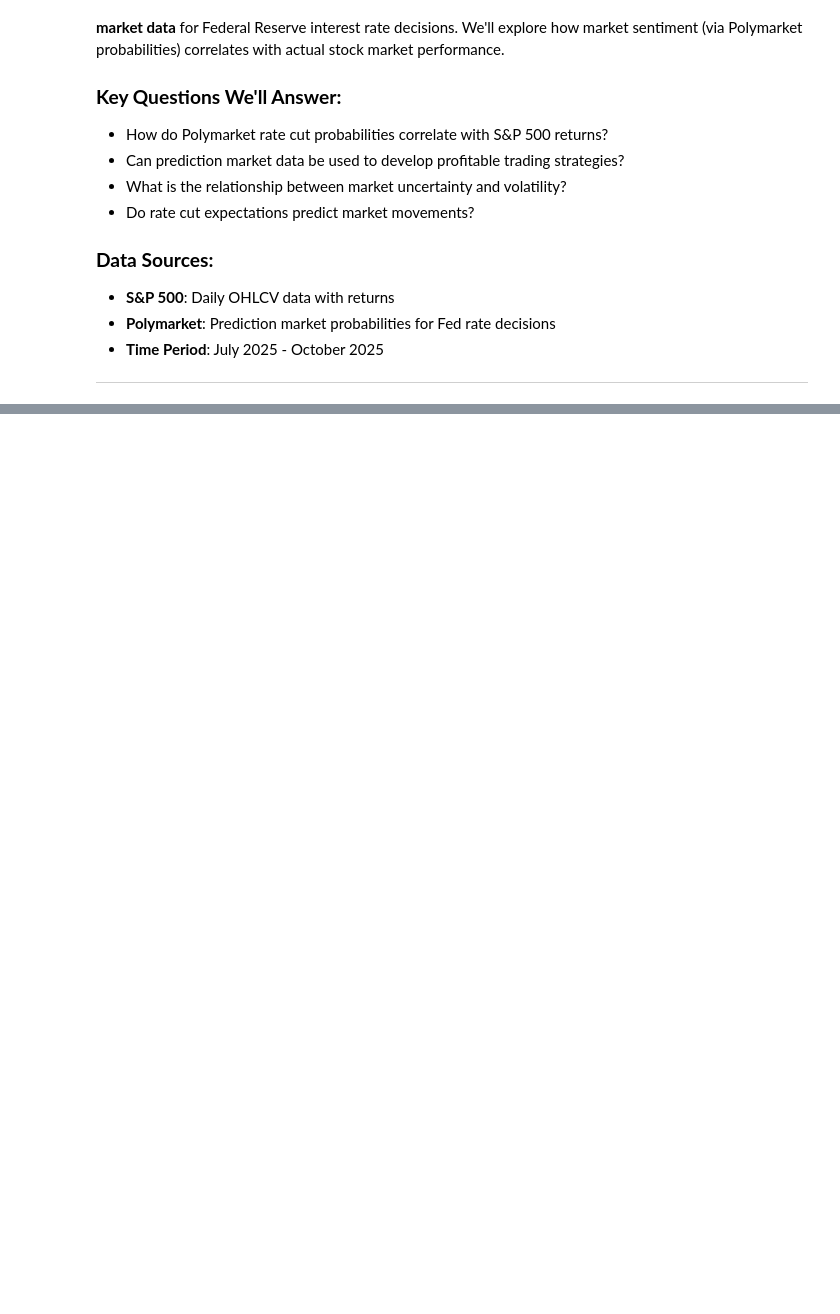
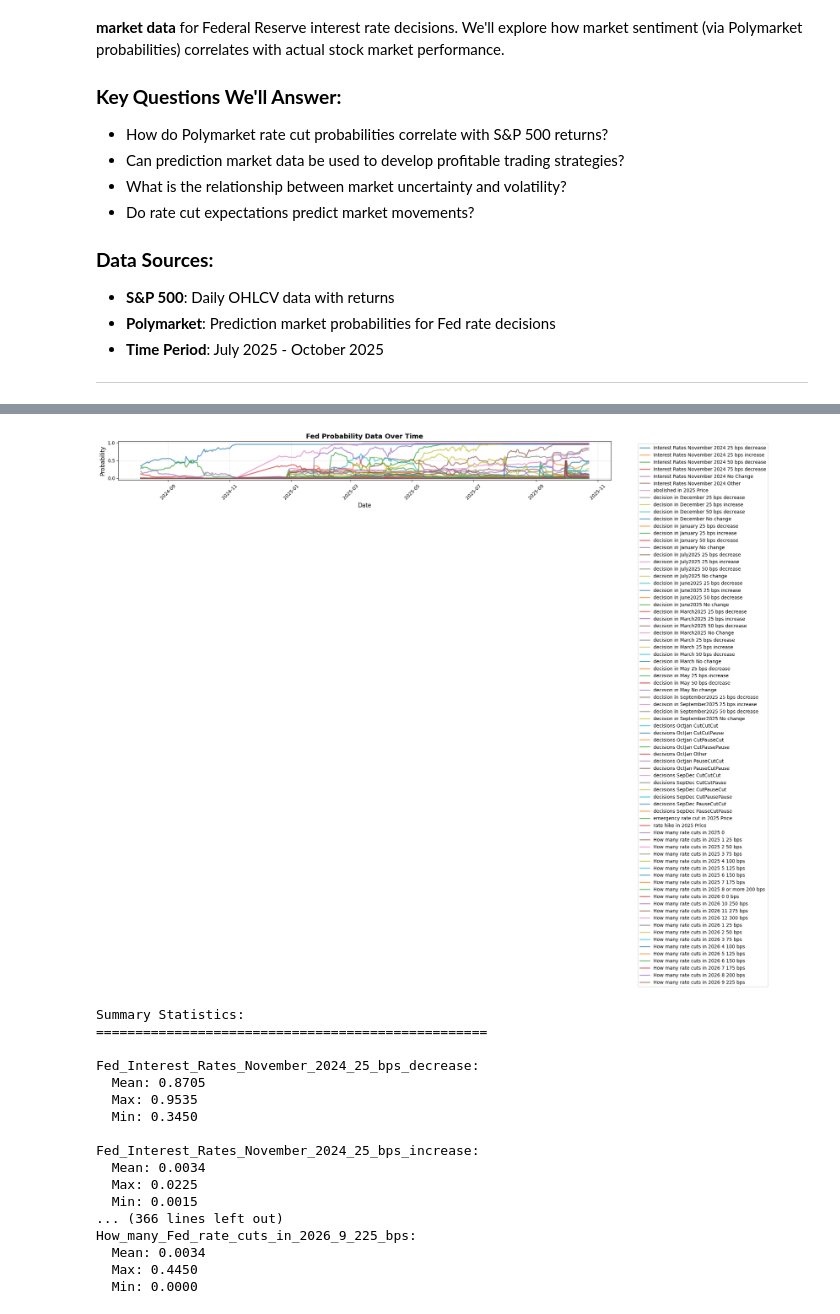
Before and after one commit to MichaelCarloH/ML-PortfolioManagement, a Jupyter notebook: notebooks/data_exploration.ipynb, the cells around one changed output, grey strips where cells are left out. Cells and saved outputs as stored; diff of their text form; code cells hidden in the pictures; blank space fills up the shorter version.

```diff
--- a/notebooks/data_exploration.ipynb
+++ b/notebooks/data_exploration.ipynb
@@ -933,0 +128,65 @@ KeyError: 'Rate_Cut_Change'
+# %%
+# Plot all Fed probability data over time (excluding Trump nominations)
+import pandas as pd
+import matplotlib.pyplot as plt
+import seaborn as sns
+
+# Load the data
+data_path = "../data/sp500_fed_merged_ml_ready.csv"
+df = pd.read_csv(data_path, index_col=0, parse_dates=True)
+
+# Get all Fed-related columns, excluding Trump nominations
+fed_cols = [col for col in df.columns if 'Fed_' in col and 'Who_will' not in col]
+
+# Create figure with adjusted size for better legend visibility
+plt.figure(figsize=(20, 10))
+
+# Plot each Fed probability
+for col in fed_cols:
+    # Clean up column name for legend
+    legend_name = col.replace('Fed_', '').replace('_', ' ')
+    plt.plot(df.index, df[col], label=legend_name, alpha=0.7, linewidth=2)
+
+# Customize plot
+plt.title('Fed Probability Data Over Time', fontsize=14, fontweight='bold')
+plt.xlabel('Date', fontsize=12)
+plt.ylabel('Probability', fontsize=12)
+plt.grid(True, alpha=0.3)
+plt.legend(bbox_to_anchor=(1.05, 1), loc='upper left', fontsize=10)
+
+# Rotate x-axis dates
+plt.xticks(rotation=45)
+
+# Adjust layout to prevent label cutoff
+plt.tight_layout()
+
+# Show plot
+plt.show()
+
+# Print summary statistics
+print("\nSummary Statistics:")
+print("=" * 50)
+for col in fed_cols:
+    print(f"\n{col}:")
+    print(f"  Mean: {df[col].mean():.4f}")
+    print(f"  Max: {df[col].max():.4f}")
+    print(f"  Min: {df[col].min():.4f}")
+# %% [output]
+[figure, added]
+Summary Statistics:
+==================================================
+
+Fed_Interest_Rates_November_2024_25_bps_decrease:
+  Mean: 0.8705
+  Max: 0.9535
+  Min: 0.3450
+
+Fed_Interest_Rates_November_2024_25_bps_increase:
+  Mean: 0.0034
+  Max: 0.0225
+  Min: 0.0015
+... (366 lines left out)
+How_many_Fed_rate_cuts_in_2026_9_225_bps:
+  Mean: 0.0034
+  Max: 0.4450
+  Min: 0.0000
```
Also changed, not shown: parts of 30 cells of this notebook, 5 other files.
